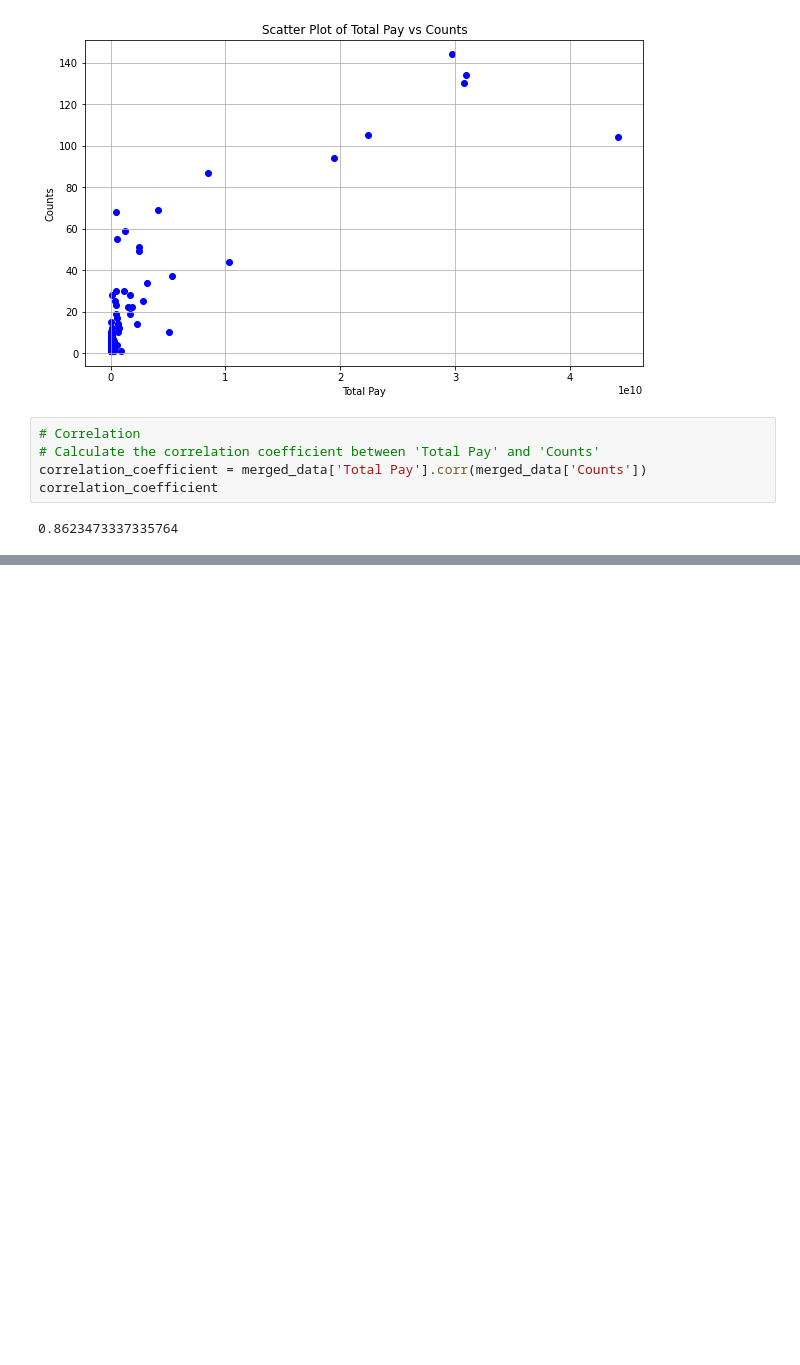
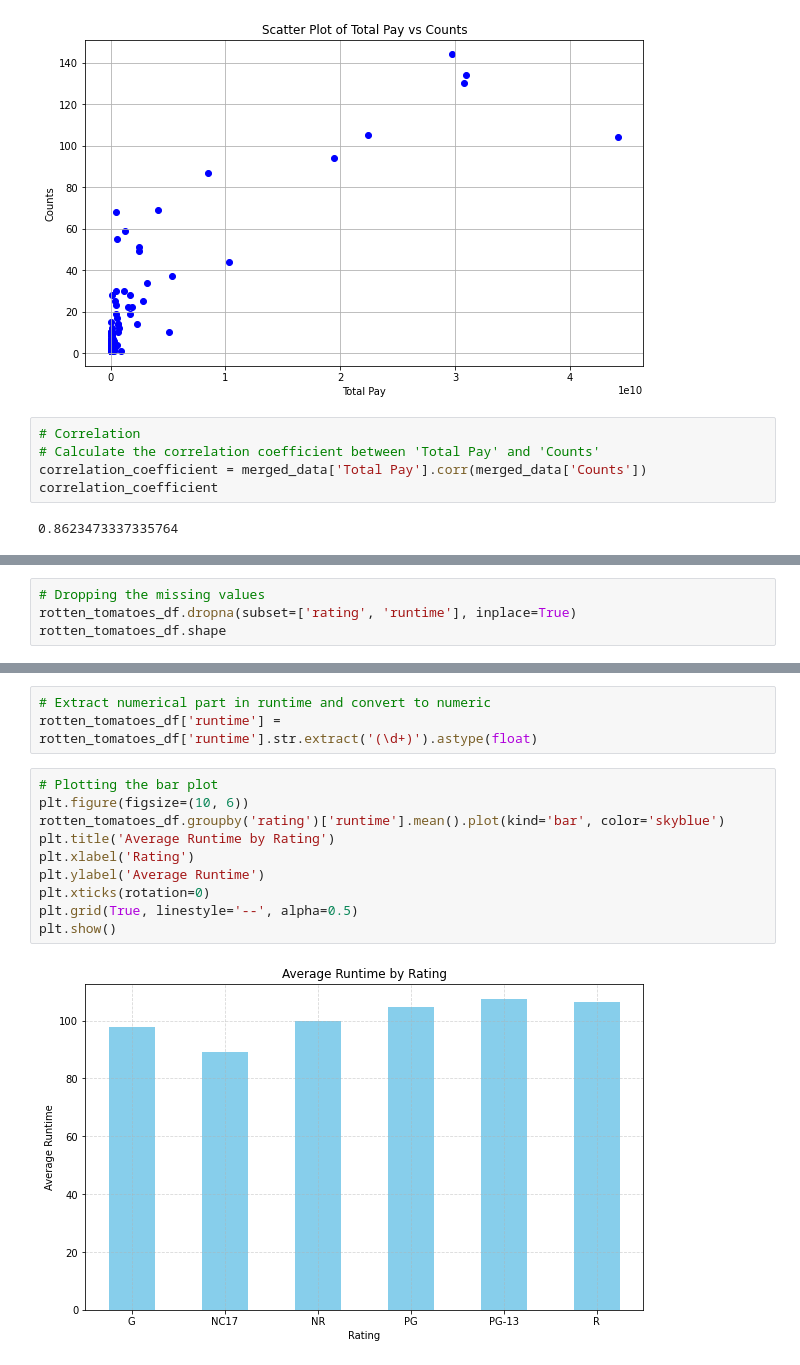
Before and after one commit to Iankip8/dsc-phase-1-project-v2-4, a Jupyter notebook: student.ipynb, the cells around one changed output, grey strips where cells are left out. Drawn from its saved outputs; the diff is of its cells as text; blank space fills up the shorter version.

Commit message:
Finish data cleaning and analysis of Rotten Tomatoes data set,Data analysisis plotted 3 plots,bar,box and line.

```diff
--- a/student.ipynb
+++ b/student.ipynb
@@ -615,0 +740,4 @@ Therefore, while a positive correlation of 0.86234 provides valuable insights in
+# %%
+# Dropping the missing values
+rotten_tomatoes_df.dropna(subset=['rating', 'runtime'], inplace=True)
+rotten_tomatoes_df.shape
@@ -615,0 +766,15 @@ Therefore, while a positive correlation of 0.86234 provides valuable insights in
+# %%
+# Extract numerical part in runtime and convert to numeric
+rotten_tomatoes_df['runtime'] = rotten_tomatoes_df['runtime'].str.extract('(\d+)').astype(float)
+# %%
+# Plotting the bar plot
+plt.figure(figsize=(10, 6))
+rotten_tomatoes_df.groupby('rating')['runtime'].mean().plot(kind='bar', color='skyblue')
+plt.title('Average Runtime by Rating')
+plt.xlabel('Rating')
+plt.ylabel('Average Runtime')
+plt.xticks(rotation=0)
+plt.grid(True, linestyle='--', alpha=0.5)
+plt.show()
+# %% [output]
+[figure, added]
```
Also changed, not shown: parts of 30 cells of this notebook.
